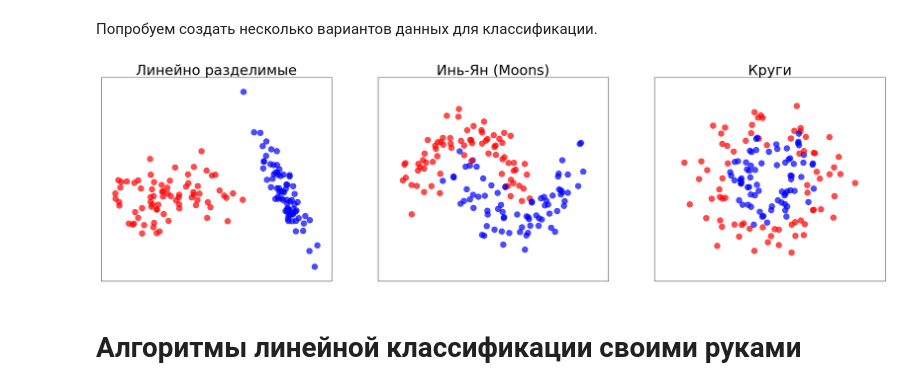
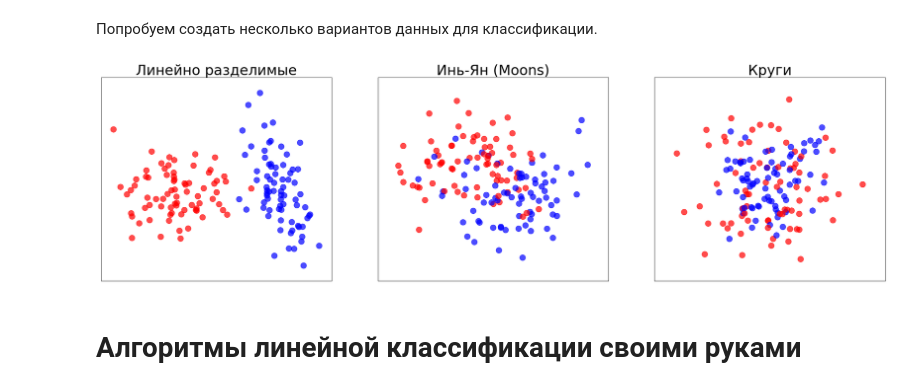
Before and after one commit to lizalanchu/Cars_Moldova_homework1-, a Jupyter notebook: Дз3Синтетические_данные.ipynb, the cells around one changed output. Saved outputs shown, nothing was run; the diff lists cells and outputs as text; code cells hidden in the pictures.

```diff
--- a/Дз3Синтетические_данные.ipynb
+++ b/Дз3Синтетические_данные.ipynb
@@ -208,9 +208,9 @@ def plot_data(ax,ds,name='',marker = 'o',colors =("#FF0000", '#0000FF'),alpha=0.
 # %%
 N = 150 #@param {type:"slider", min:50, max:250, step:25}
 
-
+#Запишем отдельную единую функцию, которая будет генерировать данные.
 def make_binary_clf(N, method = 'line',
-                    noises = 0.2,
+                    noises = 0.5,
                     random_state = 42):
 
     if random_state: rng = np.random.RandomState(seed = random_state)
@@ -220,34 +220,34 @@ def make_binary_clf(N, method = 'line',
                                    n_redundant=0, n_informative=2,
                                    n_clusters_per_class=1, class_sep=2,
                                    random_state=random_state)
         X += np.random.randn(*X.shape) *noises
         out = (X, y)
 
     elif method == 'moons':
         X, y = make_moons(n_samples=N, noise=noises,
                           random_state=random_state)
 
     elif method == 'circles':
         X, y = make_circles(n_samples=N, noise=noises, factor=0.5,
                             random_state=random_state )
 
 
     return X,y
 
 
 fig=plt.figure(figsize=(30,8))
 
 ax = plt.subplot(1, 3, 1)
 plot_data(ax,make_binary_clf(N,method = 'line'),
           'Линейно разделимые')
 ax = plt.subplot(1, 3, 2)
 plot_data(ax,make_binary_clf(N,method = 'moons'),
           'Инь-Ян (Moons)')
 ax = plt.subplot(1, 3, 3)
 plot_data(ax, make_binary_clf(N,method = 'circles'),
           'Круги')
 # %% [output]
-[figure, old version]
+[figure, new version]
 # %% [markdown]
 # Алгоритмы линейной классификации своими руками
 # %% [markdown]
```
Also changed, not shown: parts of 21 cells of this notebook.
